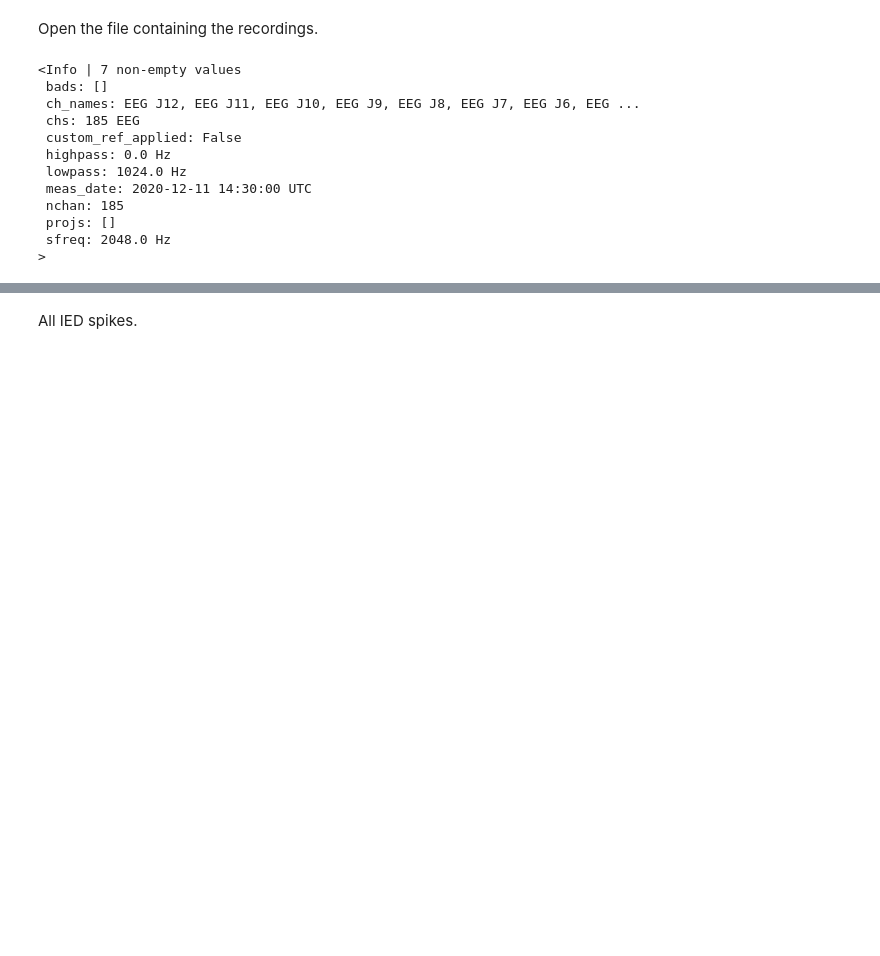
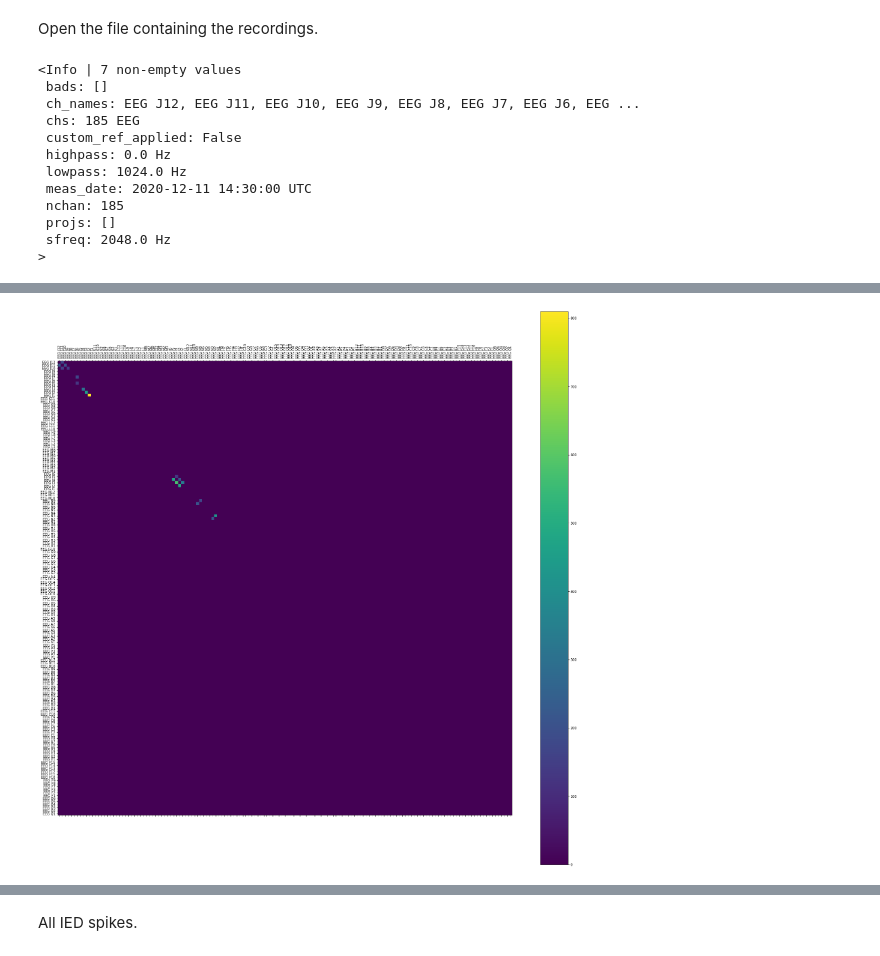
Before and after one commit to norrisjamie23/forecasting-epileptic-discharges, a Jupyter notebook: IED_detection.ipynb, the cells around one changed output, grey strips where cells are left out. Drawn from its saved outputs; the diff is of its cells as text; code cells hidden in the pictures; blank space fills up the shorter version.

```diff
--- a/IED_detection.ipynb
+++ b/IED_detection.ipynb
@@ -229,0 +146,19 @@ sns.displot(dig, bins=len(bins), height=10, aspect=2)
+# %%
+# If a sequence is A -> B -> C, count A -> B as one connection and B -> C as another.
+starts_list = [chan[:-1] for chan in all_seq_chans if len(chan) >= 2]
+ends_list = [chan[1:] for chan in all_seq_chans if len(chan) >= 2]
+
+pairs = []
+
+for starts, ends in zip(starts_list, ends_list):
+    for start, end in zip(starts, ends):
+        pairs.append([int(start), int(end)])
+
+unique, counts = np.unique(pairs, return_counts=True, axis=0)
+
+sorted_counts = np.flip(np.argsort(counts))
+counts = counts[sorted_counts[:20]]
+unique = unique[sorted_counts[:20]]
+
+for u, c in zip(unique, counts):
+    print(c, valid_channels[u[0]], '->', valid_channels[u[1]])
@@ -229,0 +186,27 @@ sns.displot(dig, bins=len(bins), height=10, aspect=2)
+# %%
+import scipy.stats as stats
+
+matplotlib.rcParams['figure.figsize'] = (30, 30)
+
+chans = 151
+
+# counts
+# unique
+counts_mat = np.zeros((151, 151))
+for c, u in zip(counts, unique):
+    counts_mat[u[0]][u[1]] = c
+
+fig = plt.figure()
+ax = fig.add_subplot(111)
+cax = ax.matshow(counts_mat[:chans, :chans], interpolation='nearest')
+fig.colorbar(cax)
+
+xaxis = np.arange(chans)
+ax.set_xticks(xaxis)
+ax.set_yticks(xaxis)
+ax.set_xticklabels(valid_channels[:chans], rotation=90)
+ax.set_yticklabels(valid_channels[:chans])
+
+plt.show()
+# %% [output]
+[figure, added]
```
Also changed, not shown: parts of 22 cells of this notebook.
